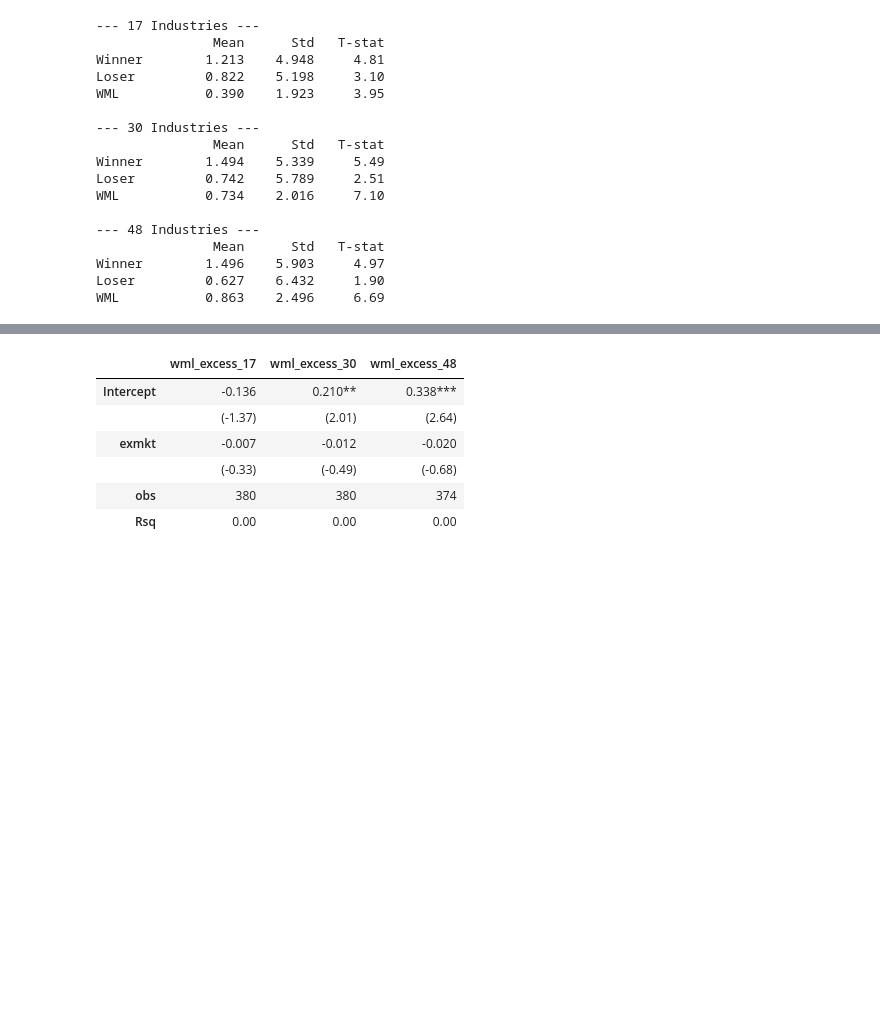
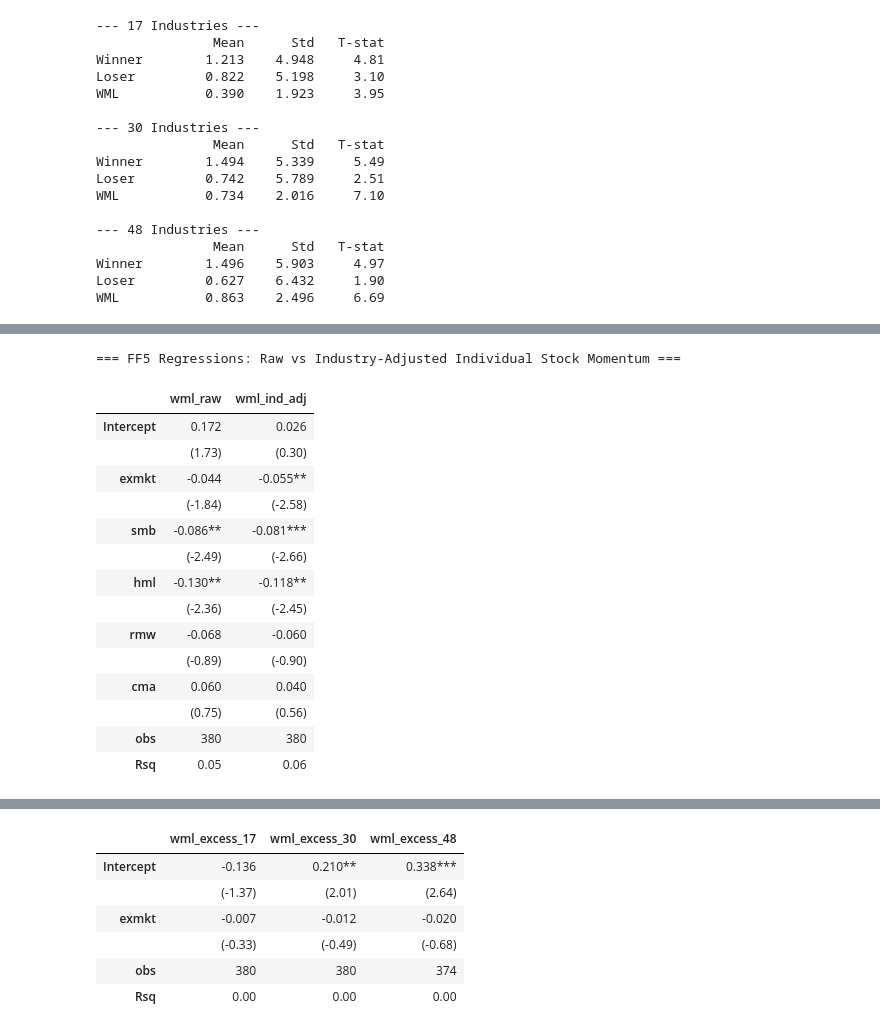
Before and after one commit to AndersNeuenschwander/moskowitz-industry-momentum, a Jupyter notebook: industry_momentum_replication.ipynb, the cells around one changed output, grey strips where cells are left out. Drawn from its saved outputs; the diff is of its cells as text; code cells hidden in the pictures; blank space fills up the shorter version.

Commit message:
changes to industry_momentum_replication. Added a stock momentum signal to take out industry effects

```diff
--- a/anders_industry_momentum.ipynb
+++ b/industry_momentum_replication.ipynb
@@ -157,0 +391,66 @@ WML           0.863    2.496     6.69
+# %%
+## Cell E
+
+# regress both WML strategies against FF3 and FF5 factors
+# WML is a zero-cost self-financing portfolio so we do NOT subtract rf
+# raw momentum alpha should be large and significant
+# industry-adjusted momentum alpha should shrink toward zero
+# this directly replicates Table II Panel A of Moskowitz & Grinblatt (1999)
+
+def prep_regression(wml_series, factors, col_name):
+    df = wml_series[['wml_ov']].reset_index()
+    df = df.merge(factors, on='date', how='inner')
+    # WML is a zero-cost self-financing portfolio
+    # no rf subtraction needed -- there is no capital invested
+    df[col_name] = df['wml_ov'] * 100   # convert decimal to percentage
+    return df.dropna(subset=[col_name])
+
+# prepare FF3 data for both strategies
+port_raw_ff3 = prep_regression(wml_stock_raw, ff3, 'wml_raw')
+port_adj_ff3 = prep_regression(wml_stock_adj, ff3, 'wml_ind_adj')
+
+# merge into one dataframe so both appear in the same Regtable
+port_ff3 = port_raw_ff3[['date', 'wml_raw', 'exmkt', 'smb', 'hml']].merge(
+    port_adj_ff3[['date', 'wml_ind_adj']], on='date', how='inner')
+
+# prepare FF5 data for both strategies
+port_raw_ff5 = prep_regression(wml_stock_raw, ff5, 'wml_raw')
+port_adj_ff5 = prep_regression(wml_stock_adj, ff5, 'wml_ind_adj')
+
+port_ff5 = port_raw_ff5[['date', 'wml_raw', 'exmkt', 'smb', 'hml', 'rmw', 'cma']].merge(
+    port_adj_ff5[['date', 'wml_ind_adj']], on='date', how='inner')
+
+# # FF3 regressions
+# # left column  = raw momentum       (expect: large significant alpha)
+# # right column = industry-adjusted  (expect: alpha shrinks, shows industry explains momentum)
+# print('=== FF3 Regressions: Raw vs Industry-Adjusted Individual Stock Momentum ===')
+# print('Paper finding: raw alpha significant, industry-adjusted alpha collapses to near zero')
+# reg_raw_ff3 = smf.ols('wml_raw     ~ 1 + exmkt + smb + hml', data=port_ff3).fit()
+# reg_adj_ff3 = smf.ols('wml_ind_adj ~ 1 + exmkt + smb + hml', data=port_ff3).fit()
+# Regtable([reg_raw_ff3, reg_adj_ff3], sig='coeff').render()
+
+# FF5 regressions
+# same test but adding profitability (RMW) and investment (CMA) factors
+# if alpha still survives in raw but not in adjusted, confirms industry is the driver
+print('=== FF5 Regressions: Raw vs Industry-Adjusted Individual Stock Momentum ===')
+# print('Paper finding: alpha survives FF5 for raw, collapses for industry-adjusted')
+reg_raw_ff5 = smf.ols('wml_raw     ~ 1 + exmkt + smb + hml + rmw + cma', data=port_ff5).fit()
+reg_adj_ff5 = smf.ols('wml_ind_adj ~ 1 + exmkt + smb + hml + rmw + cma', data=port_ff5).fit()
+Regtable([reg_raw_ff5, reg_adj_ff5], sig='coeff').render()
+# %% [output]
+=== FF5 Regressions: Raw vs Industry-Adjusted Individual Stock Momentum ===
+|  | wml_raw | wml_ind_adj |
+| Intercept | 0.172 | 0.026 |
+|  | (1.73) | (0.30) |
+| exmkt | -0.044 | -0.055** |
+|  | (-1.84) | (-2.58) |
+| smb | -0.086** | -0.081*** |
+|  | (-2.49) | (-2.66) |
+| hml | -0.130** | -0.118** |
+|  | (-2.36) | (-2.45) |
+| rmw | -0.068 | -0.060 |
+|  | (-0.89) | (-0.90) |
+| cma | 0.060 | 0.040 |
+|  | (0.75) | (0.56) |
+| obs | 380 | 380 |
+| Rsq | 0.05 | 0.06 |
```
Also changed, not shown: parts of 6 cells of this notebook, 4 other files.
